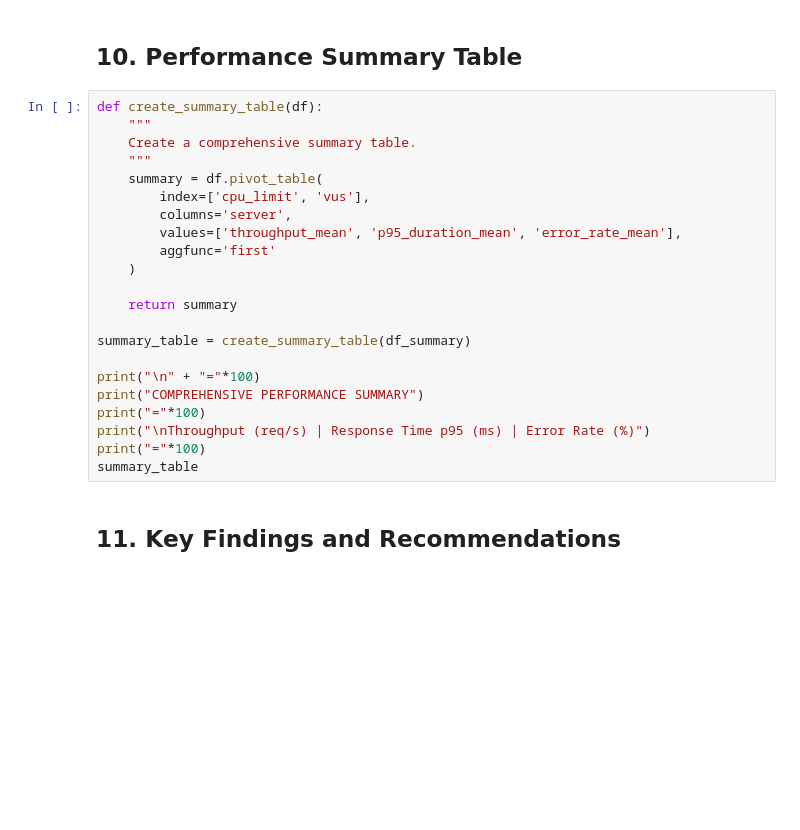
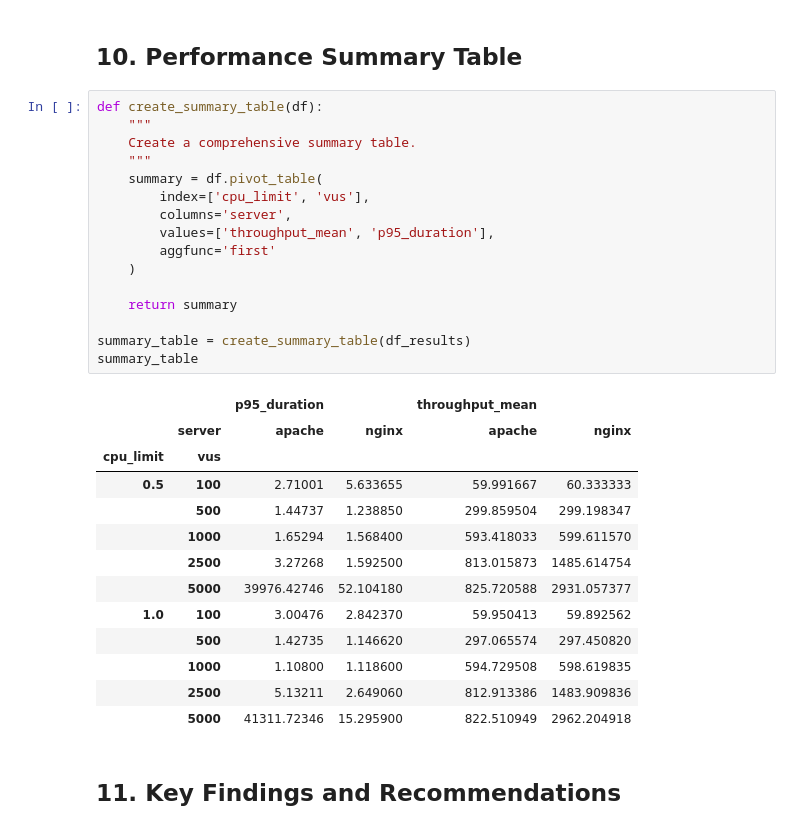
Before and after one commit to lemasc/ait-nao-docker, a Jupyter notebook: http/performance_analysis.ipynb, the cells around one changed output. Saved outputs shown, nothing was run; the diff lists cells and outputs as text; blank space fills up the shorter version.

Commit message:
rerun results

```diff
--- a/http/performance_analysis.ipynb
+++ b/http/performance_analysis.ipynb
@@ -898,25 +838,33 @@ for cpu in [0.5, 1.0]:
 # %%
 def create_summary_table(df):
     """
     Create a comprehensive summary table.
     """
     summary = df.pivot_table(
         index=['cpu_limit', 'vus'],
         columns='server',
-        values=['throughput_mean', 'p95_duration_mean', 'error_rate_mean'],
+        values=['throughput_mean', 'p95_duration'],
         aggfunc='first'
     )
 
     return summary
 
-summary_table = create_summary_table(df_summary)
-
-print("\n" + "="*100)
-print("COMPREHENSIVE PERFORMANCE SUMMARY")
-print("="*100)
-print("\nThroughput (req/s) | Response Time p95 (ms) | Error Rate (%)")
-print("="*100)
+summary_table = create_summary_table(df_results)
 summary_table
+# %% [output]
+|  |  | p95_duration |  | throughput_mean |  |
+|  | server | apache | nginx | apache | nginx |
+| cpu_limit | vus |  |  |  |  |
+| 0.5 | 100 | 2.71001 | 5.633655 | 59.991667 | 60.333333 |
+|  | 500 | 1.44737 | 1.238850 | 299.859504 | 299.198347 |
+|  | 1000 | 1.65294 | 1.568400 | 593.418033 | 599.611570 |
+|  | 2500 | 3.27268 | 1.592500 | 813.015873 | 1485.614754 |
+|  | 5000 | 39976.42746 | 52.104180 | 825.720588 | 2931.057377 |
+| 1.0 | 100 | 3.00476 | 2.842370 | 59.950413 | 59.892562 |
+|  | 500 | 1.42735 | 1.146620 | 297.065574 | 297.450820 |
+|  | 1000 | 1.10800 | 1.118600 | 594.729508 | 598.619835 |
+|  | 2500 | 5.13211 | 2.649060 | 812.913386 | 1483.909836 |
+|  | 5000 | 41311.72346 | 15.295900 | 822.510949 | 2962.204918 |
 # %% [markdown]
 ## 11. Key Findings and Recommendations
 # %%
```
Also changed, not shown: parts of 3 cells of this notebook.
